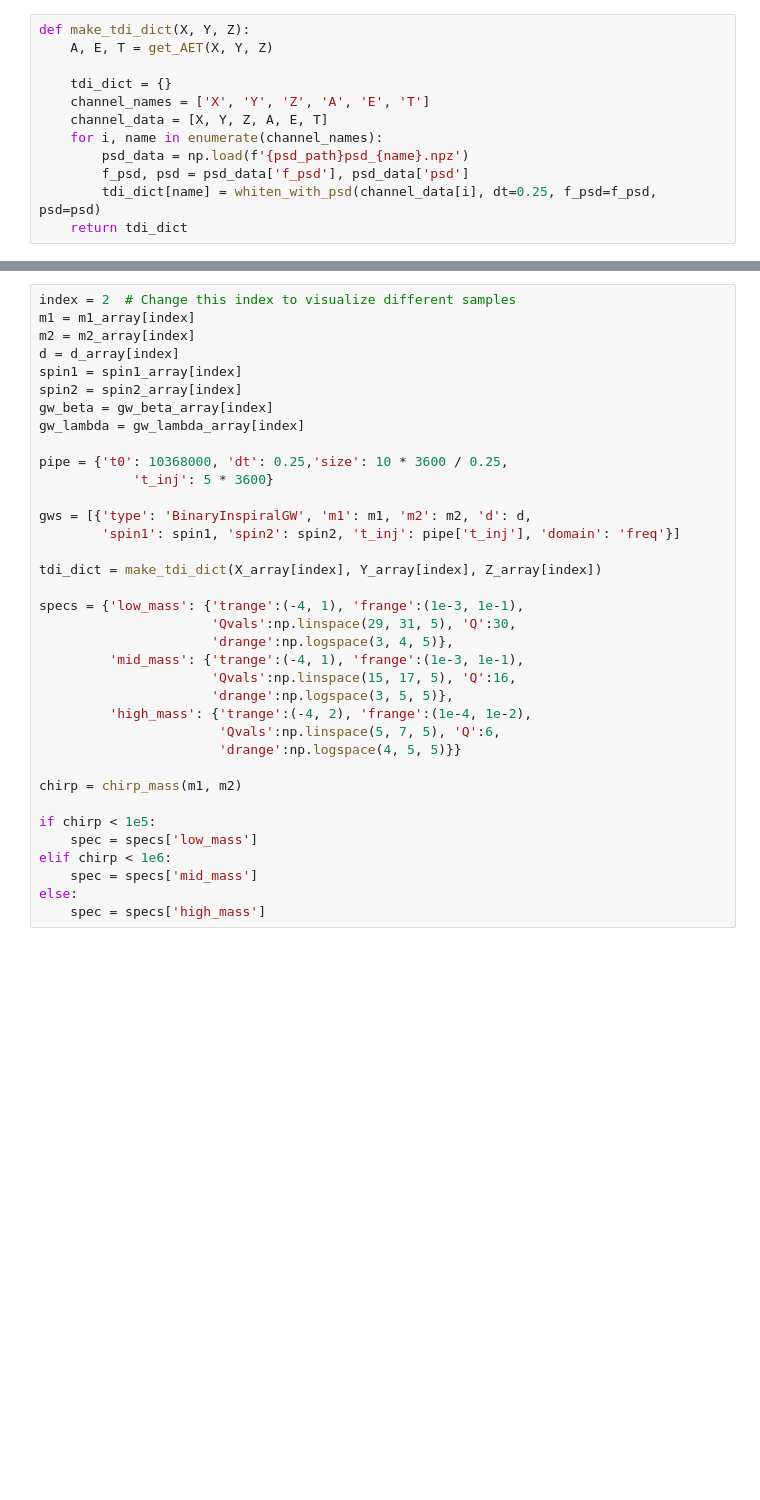
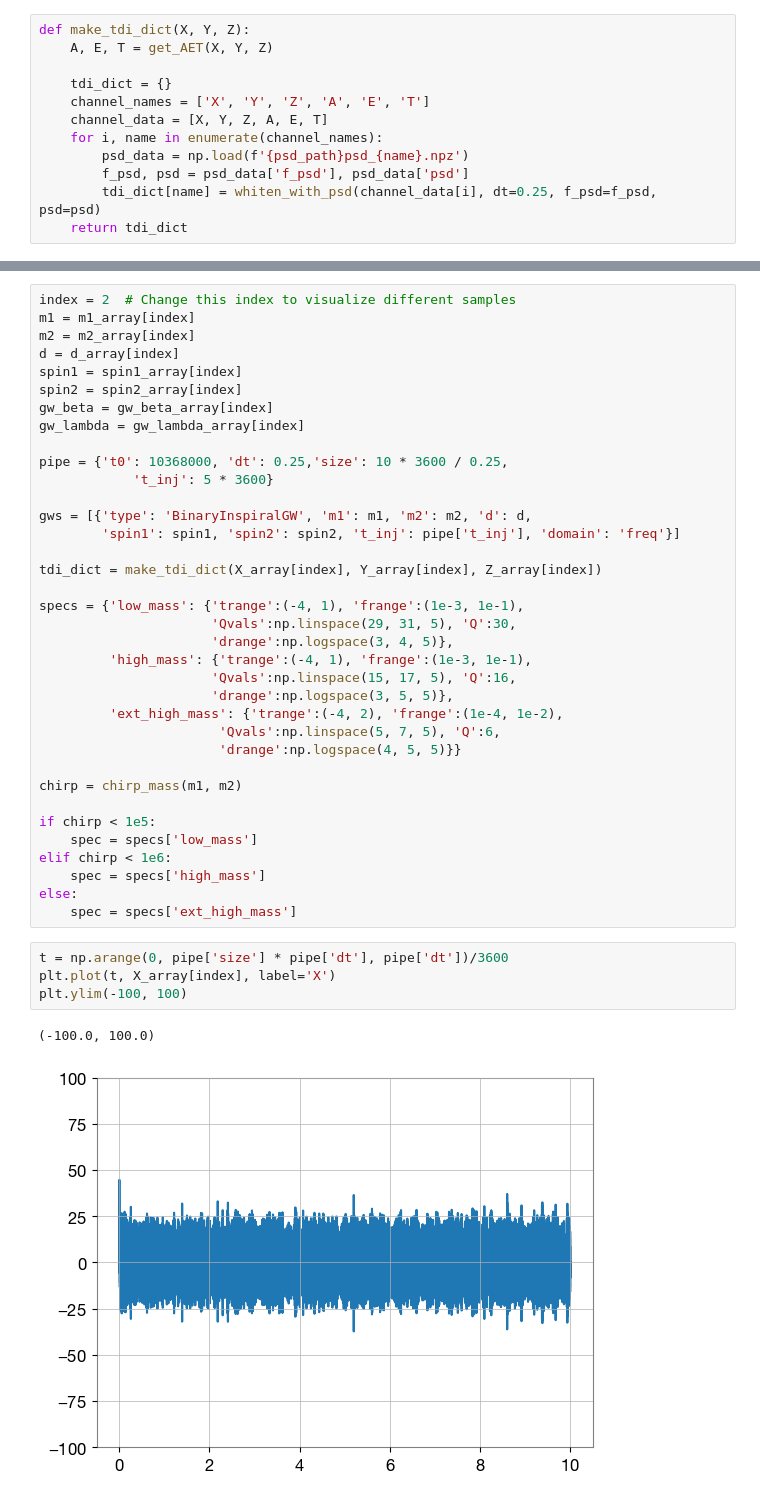
Before and after one commit to AryamannRao/LISAGlitchSignalClassifier, a Jupyter notebook: src/dataset_viewer.ipynb, the cells around one changed output, grey strips where cells are left out. Saved outputs shown, nothing was run; the diff lists cells and outputs as text; blank space fills up the shorter version.

```diff
--- a/src/dataset_viewer.ipynb
+++ b/src/dataset_viewer.ipynb
@@ -58,10 +61,10 @@ tdi_dict = make_tdi_dict(X_array[index], Y_array[index], Z_array[index])
 specs = {'low_mass': {'trange':(-4, 1), 'frange':(1e-3, 1e-1),
                       'Qvals':np.linspace(29, 31, 5), 'Q':30,
                       'drange':np.logspace(3, 4, 5)},
-         'mid_mass': {'trange':(-4, 1), 'frange':(1e-3, 1e-1),
+         'high_mass': {'trange':(-4, 1), 'frange':(1e-3, 1e-1),
                       'Qvals':np.linspace(15, 17, 5), 'Q':16,
                       'drange':np.logspace(3, 5, 5)},
-         'high_mass': {'trange':(-4, 2), 'frange':(1e-4, 1e-2),
+         'ext_high_mass': {'trange':(-4, 2), 'frange':(1e-4, 1e-2),
                        'Qvals':np.linspace(5, 7, 5), 'Q':6,
                        'drange':np.logspace(4, 5, 5)}}
 
@@ -70,8 +73,15 @@ chirp = chirp_mass(m1, m2)
 if chirp < 1e5:
     spec = specs['low_mass']
 elif chirp < 1e6:
-    spec = specs['mid_mass']
+    spec = specs['high_mass']
 else:
-    spec = specs['high_mass']
+    spec = specs['ext_high_mass']
+# %%
+t = np.arange(0, pipe['size'] * pipe['dt'], pipe['dt'])/3600
+plt.plot(t, X_array[index], label='X')
+plt.ylim(-100, 100)
+# %% [output]
+(-100.0, 100.0)
+[figure, added]
 # %%
 event = gws[0]
```
Also changed, not shown: parts of 18 cells of this notebook, 4 other files.
